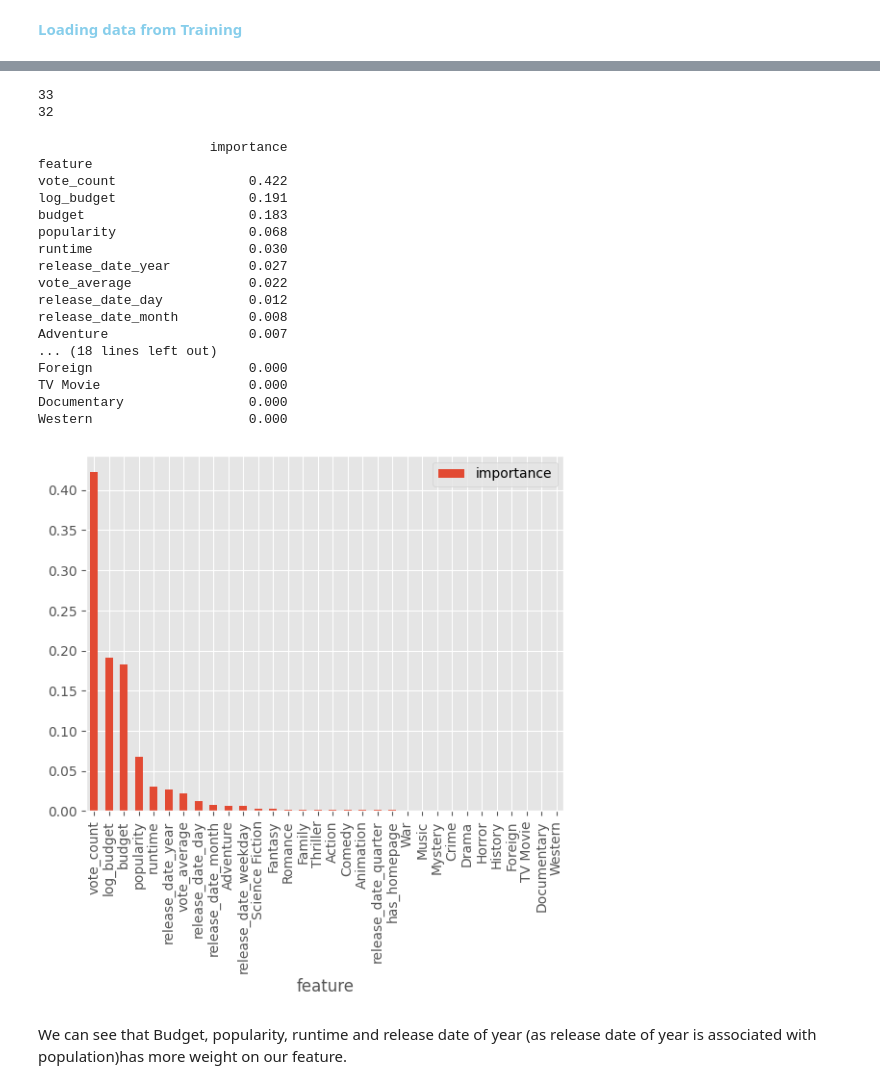
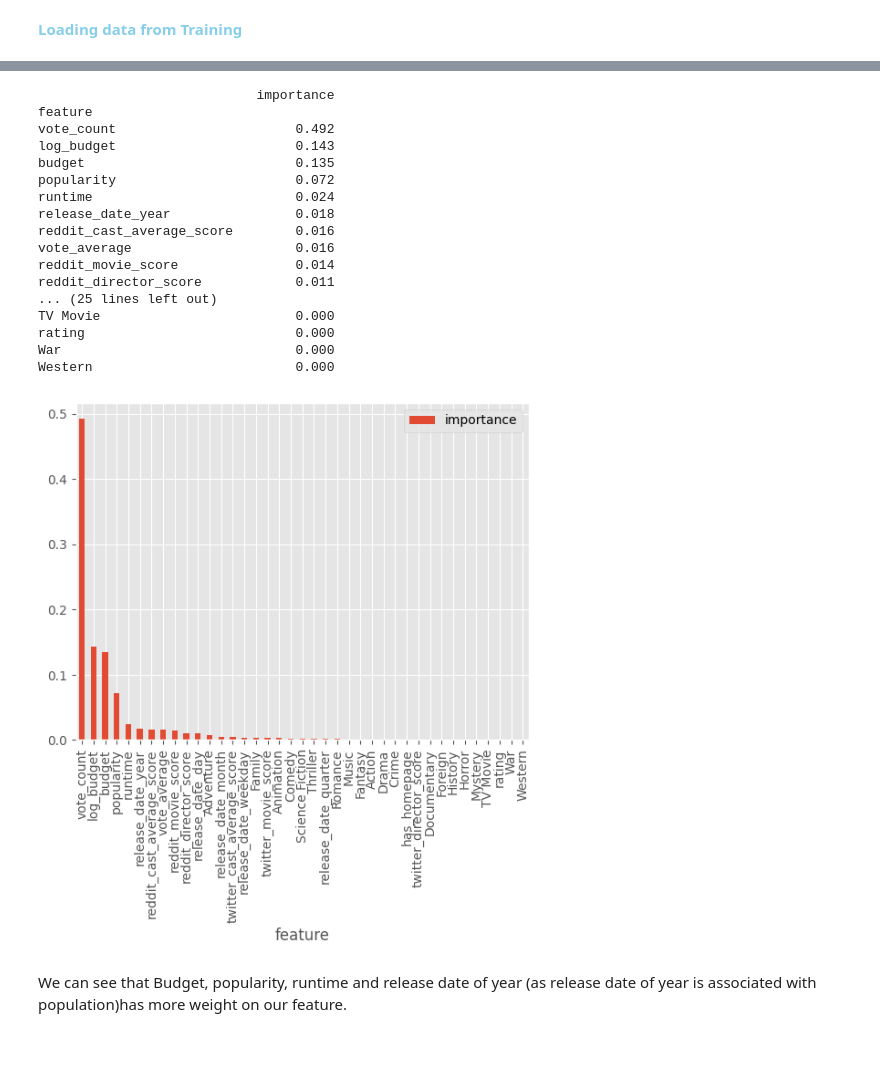
Before and after one commit to naughtybear/big_data_project, a Jupyter notebook: model.ipynb, the cells around one changed output, grey strips where cells are left out. Cells and saved outputs as stored; diff of their text form; code cells hidden in the pictures; blank space fills up the shorter version.

Commit message:
Added combined_data, modifed data and model files

```diff
--- a/model.ipynb
+++ b/model.ipynb
@@ -918,3 +951,5 @@ Index(['budget', 'popularity', 'revenue', 'runtime', 'vote_average',
 #training the model
 X = df_train.drop(['revenue', 'log_revenue'], axis=1)
 y= df_train['revenue'] #prediction
+X.columns = X.columns.astype(str)
+y.columns = X.columns.astype(str)
@@ -951,0 +956,20 @@ R Square:  0.6923196595547488
+# %%
+X_train, X_test, y_train, y_test = train_test_split(X, y, random_state = 1)
+# Fill missing values with mean value of each column
+
+X_train_mean = X_train.fillna(X_train.mean())
+X_test_mean = X_test.fillna(X_test.mean())
+
+# Remove feature/column names from the input data
+X_train_values = X_train_mean.values
+X_test_values = X_test_mean.values
+# %%
+from sklearn.linear_model import LinearRegression
+
+# Initialize the model and fit on the data
+lm = LinearRegression()
+lm.fit(X_train_values, y_train)
+
+# Make predictions on the test data and calculate R-squared score
+lm_preds = lm.predict(X_test_values)
+print("R Square: ", r2_score(y_test, lm_preds))
@@ -958,10 +984,10 @@ import sklearn.metrics as metrics
 # Create an instance of the RandomForestRegressor model
 RF_model = RandomForestRegressor(random_state=0, n_estimators=500, max_depth=10)
 
-RF_model.fit(X_train_imputed, y_train)
+RF_model.fit(X_train_values, y_train)
 
 # Make predictions on the imputed test data
-y_hat = RF_model.predict(X_test_imputed)
+y_hat = RF_model.predict(X_test_values)
 
 # Calculate and print the R-squared score
 print("R-Squared is:", metrics.r2_score(y_test, y_hat))
@@ -983,35 +1011,29 @@ array([1.82513904e-01, 6.77494880e-02, 2.97765659e-02, 2.17724505e-02,
-# %%
-print(len(X_train.columns))
-print(len(RF_model.feature_importances_))
-# %% [output]
-33
-32
 # %%
-column_names = imputer.get_feature_names_out(input_features=X_train.columns)
+column_names = X_train.columns
 
 importances = pd.DataFrame({'feature':column_names,'importance':np.round(RF_model.feature_importances_,3)})
 importances = importances.sort_values('importance',ascending=False).set_index('feature');
 print(importances)
 importances.plot.bar();
 # %% [output]
-                      importance
+                            importance
 feature
-vote_count                 0.422
-log_budget                 0.191
-budget                     0.183
-popularity                 0.068
-runtime                    0.030
-release_date_year          0.027
-vote_average               0.022
-release_date_day           0.012
-release_date_month         0.008
-Adventure                  0.007
-... (18 lines left out)
-Foreign                    0.000
-TV Movie                   0.000
-Documentary                0.000
-Western                    0.000
+vote_count                       0.492
+log_budget                       0.143
+budget                           0.135
+popularity                       0.072
+runtime                          0.024
+release_date_year                0.018
+reddit_cast_average_score        0.016
+vote_average                     0.016
+reddit_movie_score               0.014
+reddit_director_score            0.011
+... (25 lines left out)
+TV Movie                         0.000
+rating                           0.000
+War                              0.000
+Western                          0.000
-[figure, old version]
+[figure, new version]
 # %% [markdown]
 We can see that Budget, popularity, runtime and release date of year (as release date of year is associated with population)has more weight on our feature.
 # %% [markdown]
```
Also changed, not shown: parts of 63 cells of this notebook, 4 other files.
